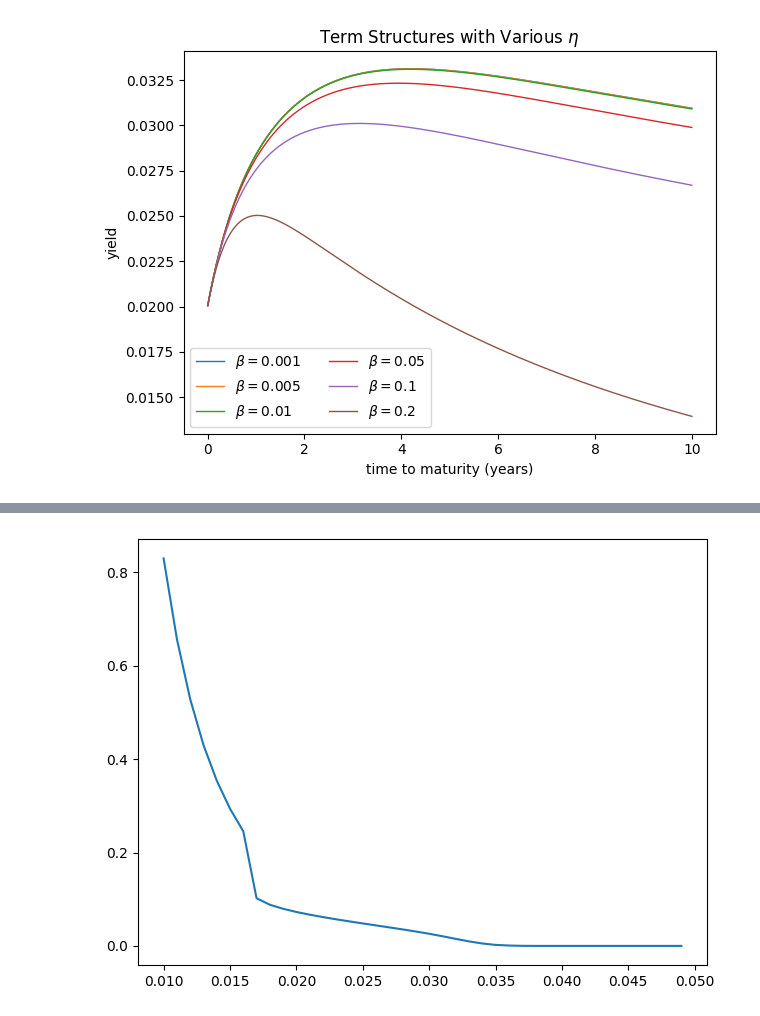
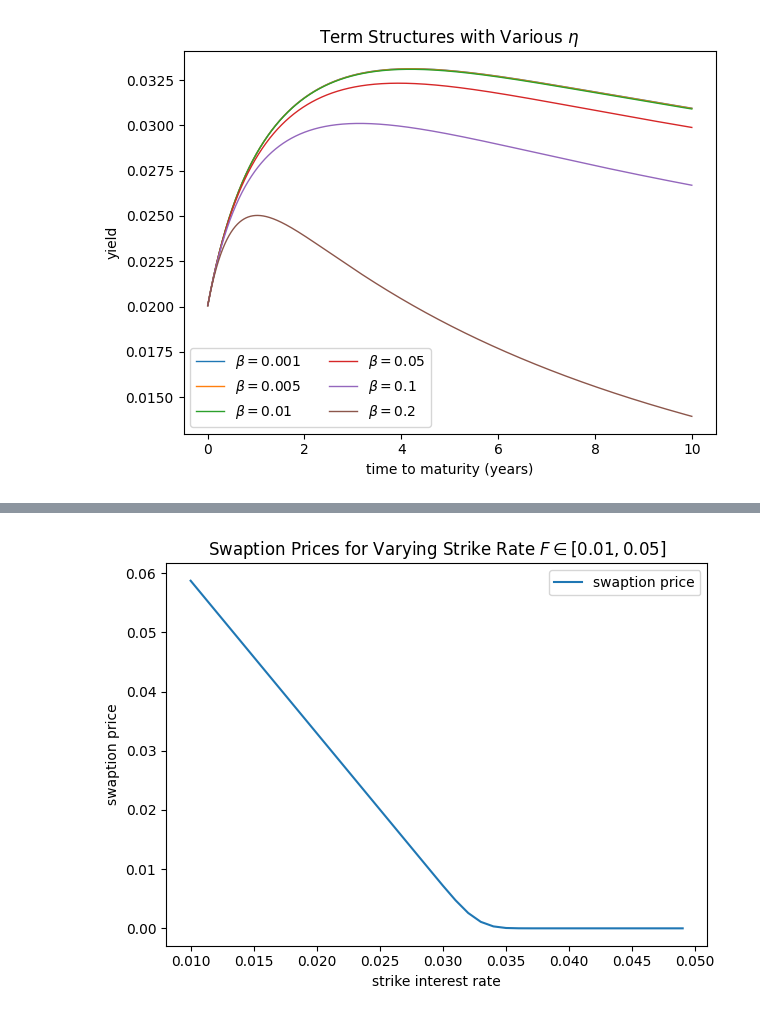
Before and after one commit to joshuakim314/MMF1928, a Jupyter notebook: Project 3/mmf1928_a3.ipynb, the cells around one changed output, grey strips where cells are left out. Saved outputs shown, nothing was run; the diff lists cells and outputs as text; code cells hidden in the pictures.

```diff
--- a/Project 3/mmf1928_a3.ipynb
+++ b/Project 3/mmf1928_a3.ipynb
@@ -247,14 +247,14 @@ r = phi + x + y
 F = swap_rate(0, 3, 6, 0.25, x_0, y_0, 1/252, phi_func, alpha, beta, sigma, eta, a, b, lambda_)  # swaption strike rate
 strikes = np.arange(0.01, 0.05, 0.001)
 swaption_prices = [get_swaption_price(r, K, 3, 6, 0.25, x, y, 1/252, phi_func, alpha, beta, sigma, eta, a, b, lambda_) for K in strikes]
-black_vol = [implied_volatility(swaption_price, strike, (strike, strike, 0, 3, 6, 0.25, x_0, y_0, 1/252, phi_func, alpha, beta, sigma, eta, a, b, lambda_)) for swaption_price, strike in zip(swaption_prices, strikes)]
+# black_vol = [implied_volatility(swaption_price, swaption_price, (strike, strike, 0, 3, 6, 0.25, x_0, y_0, 1/252, phi_func, alpha, beta, sigma, eta, a, b, lambda_)) for swaption_price, strike in zip(swaption_prices, strikes)]
 
 fig, ax = plt.subplots()
-# ax.plot(strikes, swaption_prices, label="swaption price")
-ax.plot(strikes, black_vol, label="Black implied volatility")
-# ax.set(xlabel='strike interest rate', ylabel='swaption price')
-# ax.set_title(r"Swaption Prices for Varying Strike Rate $F \in [0.01, 0.05]$")
-# ax.legend()
+ax.plot(strikes, swaption_prices, label="swaption price")
+# ax.plot(strikes, black_vol, label="Black implied volatility")
+ax.set(xlabel='strike interest rate', ylabel='swaption price')
+ax.set_title(r"Swaption Prices for Varying Strike Rate $F \in [0.01, 0.05]$")
+ax.legend()
 plt.tight_layout()
 plt.show()
 fig.savefig("media/swaption_price.png")
@@ -263 +262 @@ fig.savefig("media/swaption_price.png")
-[figure, old version]
+[figure, new version]
```
Also changed, not shown: parts of 1 cell of this notebook, 2 other files.
